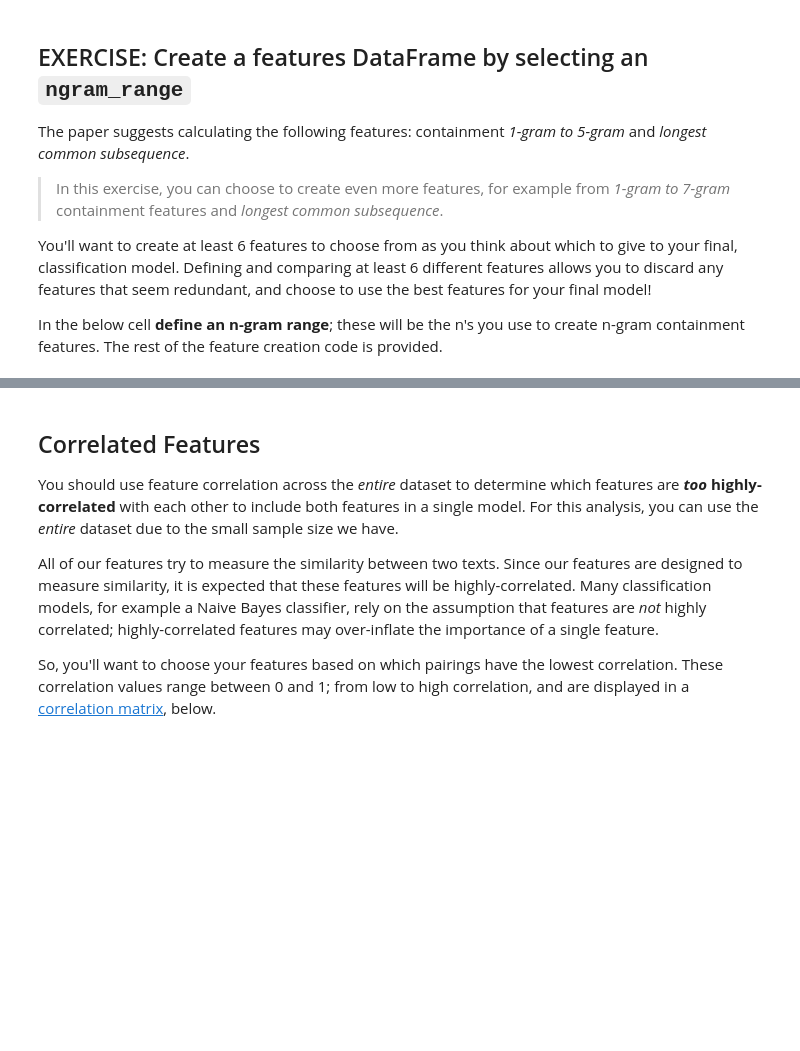
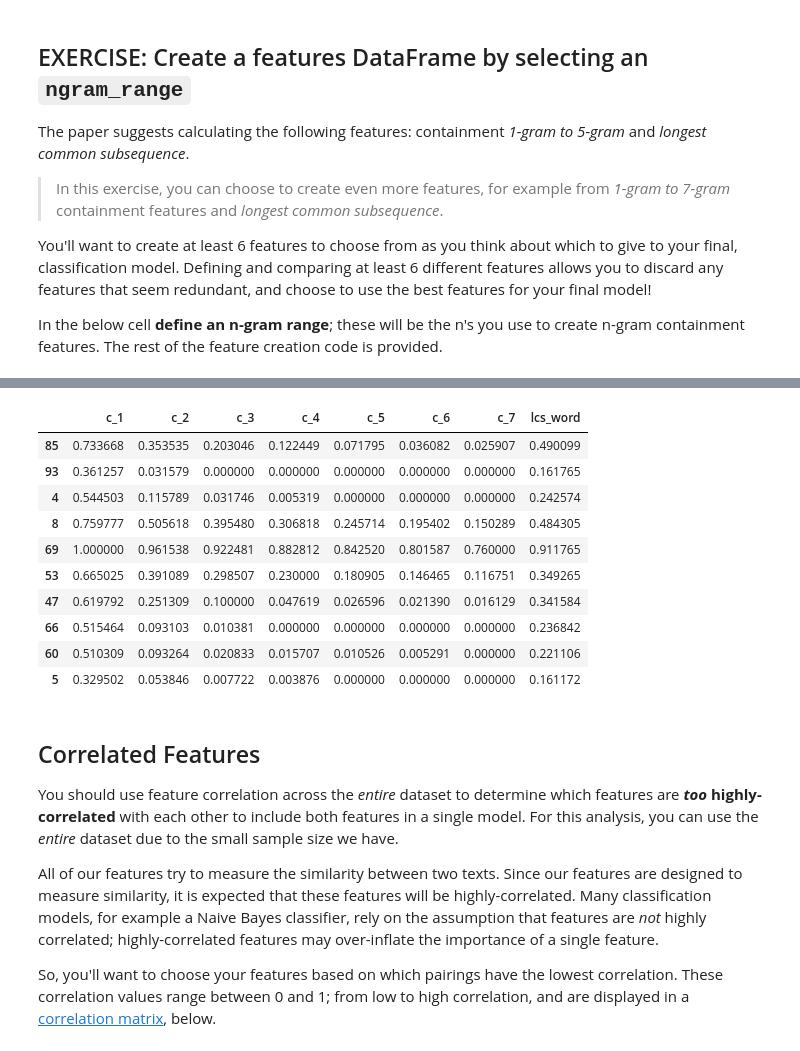
Before and after one commit to foxan/ML_SageMaker_Studies, a Jupyter notebook: Project_Plagiarism_Detection/2_Plagiarism_Feature_Engineering.ipynb, the cells around one changed output, grey strips where cells are left out. Saved outputs shown, nothing was run; the diff lists cells and outputs as text; code cells hidden in the pictures; blank space fills up the shorter version.

```diff
--- a/Project_Plagiarism_Detection/2_Plagiarism_Feature_Engineering.ipynb
+++ b/Project_Plagiarism_Detection/2_Plagiarism_Feature_Engineering.ipynb
@@ -275,6 +367,8 @@ The general steps to complete this function are as follows:
 
 You are encouraged to write any helper functions that you need to complete the function below.
 # %%
+from sklearn.feature_extraction.text import CountVectorizer
+
 # Calculate the ngram containment for one answer file/source file pair in a df
 def calculate_containment(df, n, answer_filename):
     '''Calculates the containment between a given answer text and its associated source text.
@@ -289,9 +383,15 @@ def calculate_containment(df, n, answer_filename):
            between an answer text and its source text.
     '''
 
-    # your code here
+    counts = CountVectorizer(analyzer="word", ngram_range=(n,n))
 
-    pass
+    answer = df.loc[df["File"] == answer_filename].iloc[0]
+    source_filename = f"orig_task{answer['Task']}.txt"
+    source = df.loc[df["File"] == source_filename].iloc[0]
+
+    ngrams = counts.fit_transform([answer["Text"], source["Text"]])
+    ngram_array = ngrams.toarray()
+    return np.sum(np.minimum(ngram_array[0], ngram_array[1])) / np.sum(ngram_array[0])
 # %% [markdown]
 ### Test cells
 
@@ -307,7 +407,7 @@ Note what happens when you change the value of n. I recommend applying your code
 n = 3
 
 # indices for first few files
-test_indices = range(5)
+test_indices = range(4)
 
 # iterate through files and calculate containment
 category_vals = []
@@ -425,9 +533,22 @@ def lcs_norm_word(answer_text, source_text):
        :param source_text: The pre-processed text for an answer's associated source text
        :return: A normalized LCS value'''
 
-    # your code here
+    answer_words = answer_text.split()
+    source_words = source_text.split()
+    lcs_matrix = np.empty([len(answer_words)+1, len(source_words)+1])
 
-    pass
+    # set first row and column to 0
+    lcs_matrix[0,:] = 0
+    lcs_matrix[:,0] = 0
+
+    for a, answer_word in enumerate(answer_words, 1):
+        for s, source_word in enumerate(source_words, 1):
+            if answer_word == source_word:
+                lcs_matrix[a][s] = lcs_matrix[a-1][s-1] + 1
+            else:
+                lcs_matrix[a][s] = max(lcs_matrix[a][s-1], lcs_matrix[a-1][s])
+
+    return lcs_matrix[-1][-1] / len(answer_words)
 # %% [markdown]
 ### Test cells
 
@@ -573,7 +705,7 @@ You'll want to create at least 6 features to choose from as you think about whic
 In the below cell **define an n-gram range**; these will be the n's you use to create n-gram containment features. The rest of the feature creation code is provided.
 # %%
 # Define an ngram range
-ngram_range = range(1,7)
+ngram_range = range(1,8)
 
 
 # The following code may take a minute to run, depending on your ngram_range
@@ -608,6 +751,18 @@ print()
 # %%
 # print some results
-features_df.head(10)
+features_df.sample(10)
+# %% [output]
+|  | c_1 | c_2 | c_3 | c_4 | c_5 | c_6 | c_7 | lcs_word |
+| 85 | 0.733668 | 0.353535 | 0.203046 | 0.122449 | 0.071795 | 0.036082 | 0.025907 | 0.490099 |
+| 93 | 0.361257 | 0.031579 | 0.000000 | 0.000000 | 0.000000 | 0.000000 | 0.000000 | 0.161765 |
+| 4 | 0.544503 | 0.115789 | 0.031746 | 0.005319 | 0.000000 | 0.000000 | 0.000000 | 0.242574 |
+| 8 | 0.759777 | 0.505618 | 0.395480 | 0.306818 | 0.245714 | 0.195402 | 0.150289 | 0.484305 |
+| 69 | 1.000000 | 0.961538 | 0.922481 | 0.882812 | 0.842520 | 0.801587 | 0.760000 | 0.911765 |
+| 53 | 0.665025 | 0.391089 | 0.298507 | 0.230000 | 0.180905 | 0.146465 | 0.116751 | 0.349265 |
+| 47 | 0.619792 | 0.251309 | 0.100000 | 0.047619 | 0.026596 | 0.021390 | 0.016129 | 0.341584 |
+| 66 | 0.515464 | 0.093103 | 0.010381 | 0.000000 | 0.000000 | 0.000000 | 0.000000 | 0.236842 |
+| 60 | 0.510309 | 0.093264 | 0.020833 | 0.015707 | 0.010526 | 0.005291 | 0.000000 | 0.221106 |
+| 5 | 0.329502 | 0.053846 | 0.007722 | 0.003876 | 0.000000 | 0.000000 | 0.000000 | 0.161172 |
 # %% [markdown]
 ## Correlated Features
 
```
Also changed, not shown: parts of 26 cells of this notebook, 1 other file.
